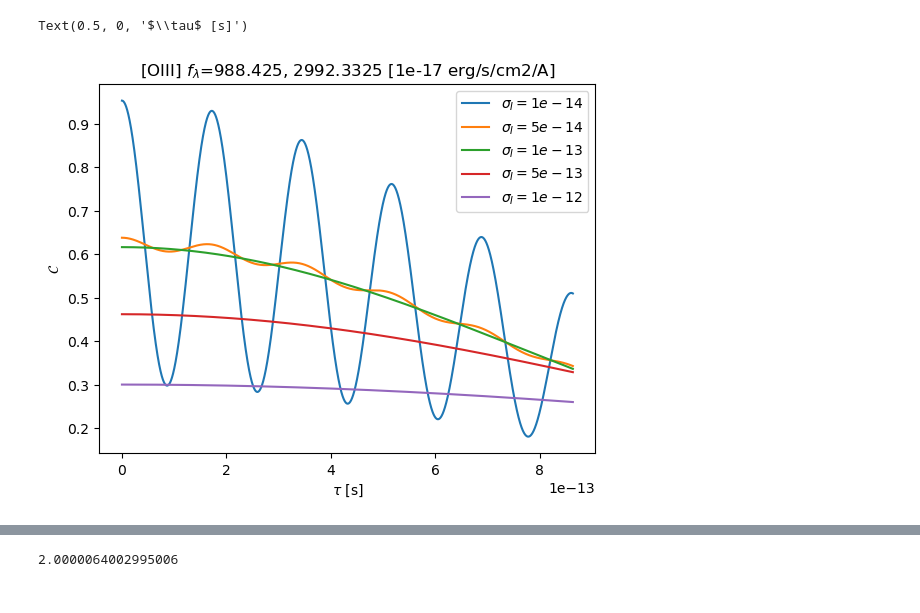
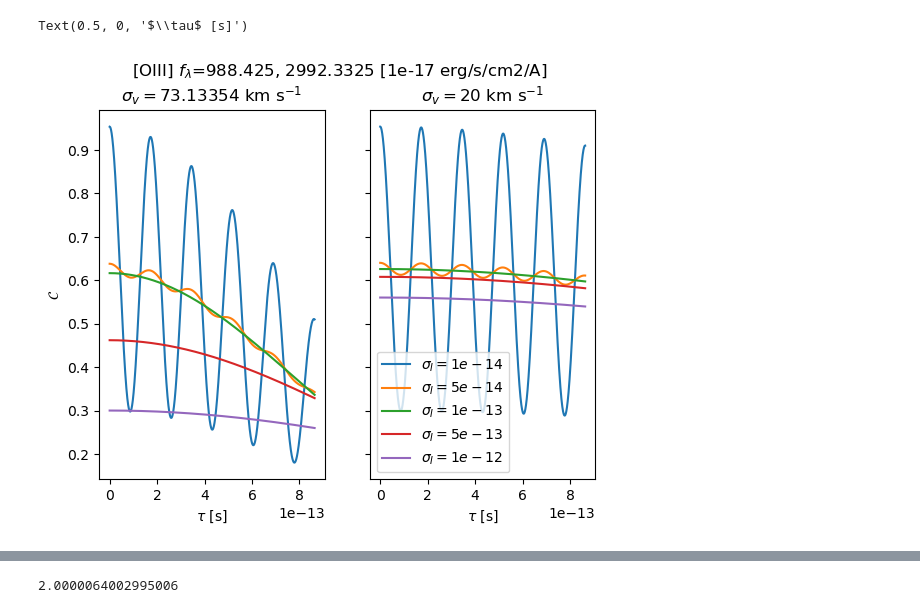
Before and after one commit to AlexGKim/OII, a Jupyter notebook: Untitled.ipynb, the cells around one changed output, grey strips where cells are left out. Drawn from its saved outputs; the diff is of its cells as text; code cells hidden in the pictures.

```diff
--- a/Untitled.ipynb
+++ b/Untitled.ipynb
@@ -33,7 +33,7 @@ def v2(tau, E, D, s):
            2*E[0]*E[1]*numpy.exp(-2*numpy.pi*2 * tau**2 * (s**2+s**2))*numpy.cos(2*numpy.pi*(D_OII[1]-D_OII[0])*tau))
     return top/E2_sum
 
-def scriptC(I1, I2, Delta_nu, s, si, Dt):
+def scriptC_orig(I1, I2, Delta_nu, s, si, Dt):
     ssi_term = 1 + 16 * numpy.pi**2 * s**2 * si**2
     A = ssi_term/4/si**2
     B = 32*numpy.pi**2 * s**2 * si**2/ssi_term
@@ -42,8 +42,17 @@ def scriptC(I1, I2, Delta_nu, s, si, Dt):
     term1 =  (I1**2+I2**2) * numpy.exp(-4*numpy.pi**2*s**2*Dt**2/ssi_term)
     term2 = 2*I1*I2* numpy.exp((-4*numpy.pi**2*s**2+B**2/4/A)*Dt**2)*numpy.cos(Delta_w*(1-B/2/A)*Dt)*numpy.exp(-Delta_w**2/4/A)
     return coeff*(term1+term2)
+
+def scriptC(I1, I2, Delta_nu, s, si, Dt):
+    ssi_term = 1 + 16 * numpy.pi**2 * s**2 * si**2
+    Delta_w = 2*numpy.pi*Delta_nu
+    coeff = 1/(I1 + I2)**2  * numpy.sqrt(1/ssi_term) * numpy.exp(-4*numpy.pi**2*s**2*Dt**2/ssi_term)
+    term1 =  (I1**2+I2**2)
+    term2 = 2*I1*I2 * numpy.cos(Delta_w*Dt/ssi_term)*numpy.exp(-Delta_w**2*si**2/ssi_term)
+    # return coeff*(term1)
+    return coeff*(term1+term2)
 # %%
-def mathcalC(data,wavelengths=[4959.,5007.],si=5e-12):
+def mathcalC(data,wavelengths=[4959.,5007.],si=5e-12, s_v = None):
     z = data[0]
     E = numpy.array([data[3],data[4]])
 
@@ -54,7 +63,11 @@ def mathcalC(data,wavelengths=[4959.,5007.],si=5e-12):
     # Variables for the smaller frequency and the frequency difference
     nu_OIII = nu_OIII[1]
     D_OIII = D_OIII[0]
-    s = data[2]/3e5*nu_OIII
+    # print(D_OIII*1e-9)
+    if s_v is None:
+        s = data[2]/3e5*nu_OIII
+    else:
+        s = s_v /3e5*nu_OIII
 
     N = 10000
     # T = 2/s
@@ -62,18 +75,25 @@ def mathcalC(data,wavelengths=[4959.,5007.],si=5e-12):
     tau = numpy.linspace(0,T,N)
     C = []
     # print(E[0], E[1], D_OIII*1e-12, s*1e-12, si, s*si)
+    # print(D_OIII*s*si)
     for _ in tau:
         C.append(scriptC(E[0], E[1], D_OIII, s, si, _))
     return tau,C
 # %%
+fig, axs = plt.subplots(1, 2, sharey=True)
 data = [0.0018866471, 73.13354 , 73.13354, 2254.1033, 6827.6787,988.425, 2992.3325]
 for s in [1e-14,5e-14,1e-13,5e-13,1e-12]:
-    tau, C = mathcalC(data, [4959.,5007.],s)
-    plt.plot(tau,C,label=r'$\sigma_I={}$'.format(s))
+    tau, C = mathcalC(data, [4959.,5007.],s, s_v=None)
+    axs[0].plot(tau,C,label=r'$\sigma_I={}$'.format(s))
+    tau, C = mathcalC(data, [4959.,5007.],s, s_v=20)
+    axs[1].plot(tau,C,label=r'$\sigma_I={}$'.format(s))
 plt.legend()
-plt.title('[OIII] $f_\lambda$={}, {} [1e-17 erg/s/cm2/A]'.format(data[5],data[6]))
-plt.ylabel(r"$\mathcal{C}$")
-plt.xlabel(r"$\tau$ [s]")
+fig.suptitle('[OIII] $f_\lambda$={}, {} [1e-17 erg/s/cm2/A]'.format(data[5],data[6]))
+axs[0].set_ylabel(r"$\mathcal{C}$")
+axs[0].set_xlabel(r"$\tau$ [s]")
+axs[0].set_title(r'$\sigma_v={}$ km s$^{{-1}}$'.format(data[1]))
+axs[1].set_title(r'$\sigma_v=20$ km s$^{-1}$')
+axs[1].set_xlabel(r"$\tau$ [s]")
 # %% [output]
 Text(0.5, 0, '$\\tau$ [s]')
-[figure, old version]
+[figure, new version]
```
Also changed, not shown: parts of 3 cells of this notebook.
